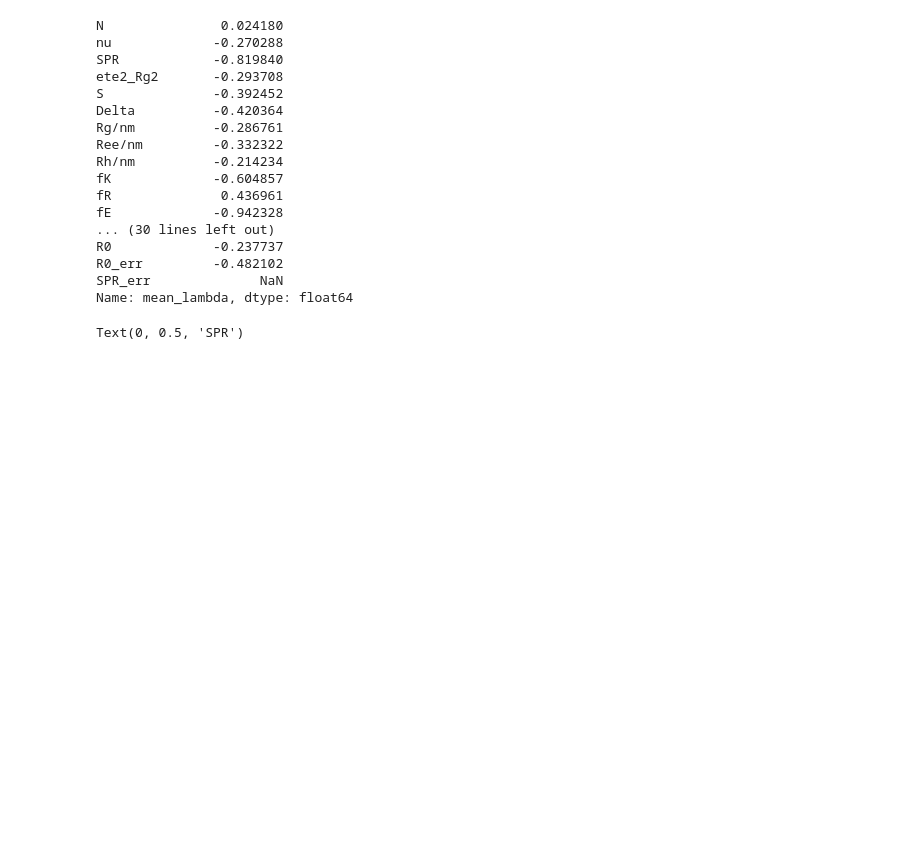
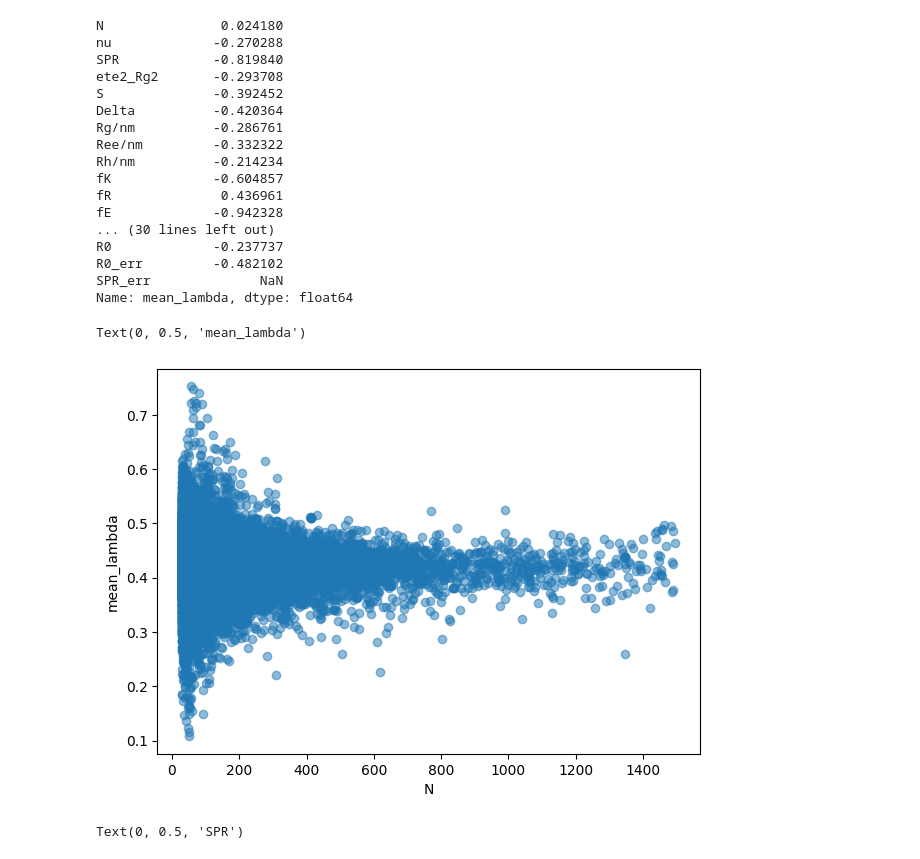
Before and after one commit to hshadman/larsen_paper_IDR_properties, a Jupyter notebook: IDROME-investigate_properties.ipynb, the cells around one changed output. Saved outputs shown, nothing was run; the diff lists cells and outputs as text; code cells hidden in the pictures; blank space fills up the shorter version.

```diff
--- a/IDROME-investigate_properties.ipynb
+++ b/IDROME-investigate_properties.ipynb
@@ -611,6 +585,16 @@ R0             -0.237737
 R0_err         -0.482102
 SPR_err              NaN
 Name: mean_lambda, dtype: float64
+# %%
+
+fig,ax = plt.subplots(figsize=(7,5))
+
+ax.scatter(idrome_prop_df['N'],idrome_prop_df.mean_lambda,alpha=0.5)
+ax.set_xlabel('N')
+ax.set_ylabel('mean_lambda')
+# %% [output]
+Text(0, 0.5, 'mean_lambda')
+[figure, added]
 # %%
 
 fig,ax = plt.subplots(figsize=(7,5))
```
Also changed, not shown: parts of 3 cells of this notebook.
